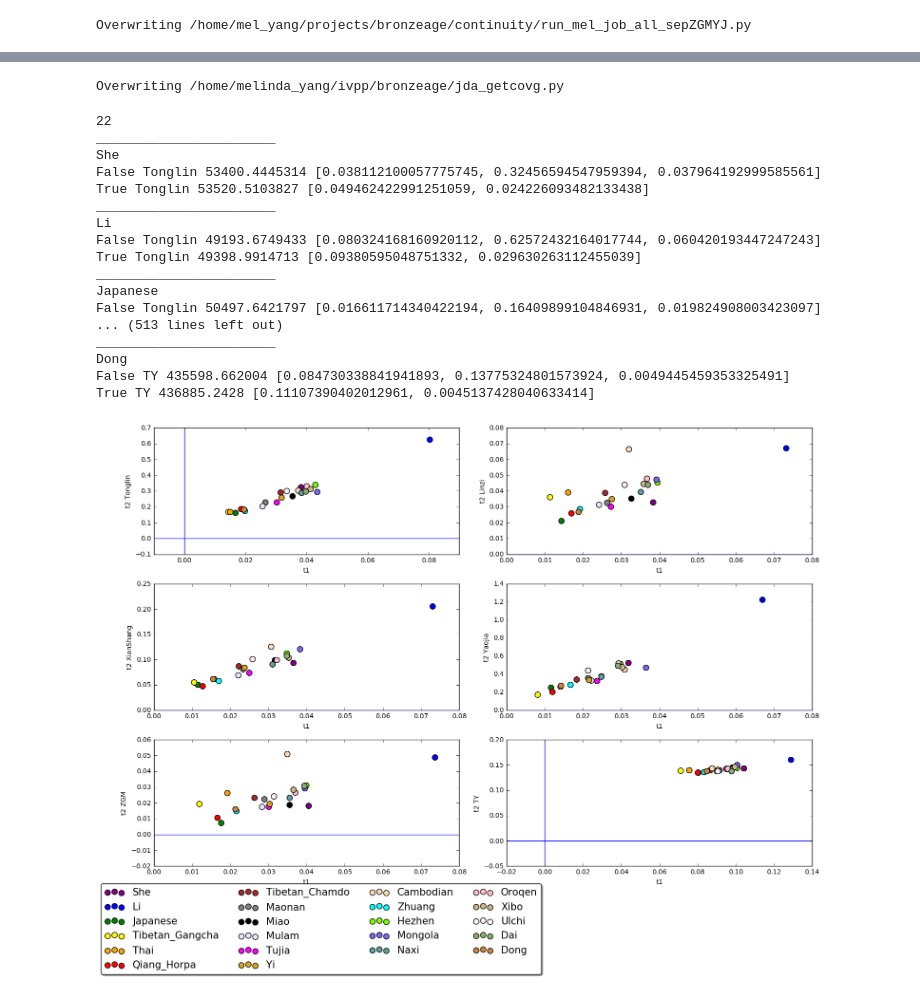
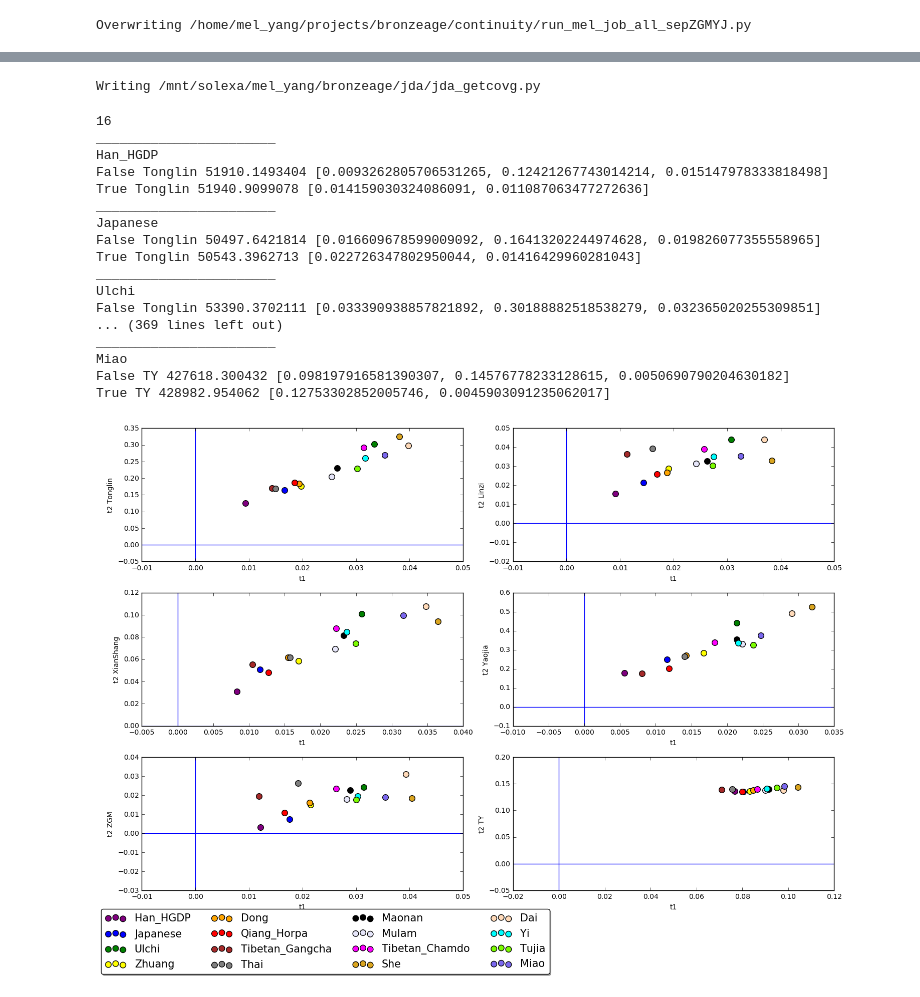
Before and after one commit to melyang4/notebooks, a Jupyter notebook: bronzeage/jda_notebook.ipynb, the cells around one changed output, grey strips where cells are left out. Drawn from its saved outputs; the diff is of its cells as text; code cells hidden in the pictures.

```diff
--- a/bronzeage/jda_notebook.ipynb
+++ b/bronzeage/jda_notebook.ipynb
@@ -147,6 +147,8 @@ Atayal_Stoneking
 ##Thus, by using the Chimp genotype call, this is reversed from the .readcount file order
 ##So we have to switch the two from what logically follows as ancestral/derived calls
 ##Done below
+
+##030617: Added DHG and BLK (7 indivs total)
 
 pD2="/mnt/solexa/mel_yang/bronzeage/jda/"
 readcountfilenames=["jda_L0554.mapping.sorted.uniq.L35MQ30_ind_A_v13_TBH.readcount",
@@ -157,7 +159,14 @@ readcountfilenames=["jda_L0554.mapping.sorted.uniq.L35MQ30_ind_A_v13_TBH.readcou
     "jda_R2148.rd_ind_A_v13_TBH.readcount",
     "jda_R2038.rd_ind_A_v13_TBH.readcount",
     "jda_R2099.rd_ind_A_v13_TBH.readcount",
-    "jda_TY_ind_A_v13_TBH.readcount"]
+    "jda_TY_ind_A_v13_TBH.readcount",
+    "jda_dong_M11_rg.fixchr_ind_A_v13_TBH.readcount", ##new indivs DHG/BLK start
+    "jda_dong_M12_rg.fixchr_ind_A_v13_TBH.readcount",
+    "jda_dong_M819_rg.fixchr_ind_A_v13_TBH.readcount",
+    "jda_dong_M820_rg.fixchr_ind_A_v13_TBH.readcount",
+    "jda_dong_M827_rg.fixchr_ind_A_v13_TBH.readcount",
+    "jda_dong_M9JM6-1_rg.fixchr_ind_A_v13_TBH.readcount",
+    "jda_L0729.mapping.sorted.uniq.L35MQ30_ind_A_v13_TBH.readcount",]
 
 chimpfile=open(pD2+"Chimp.geno",'r')
 chimpgeno=chimpfile.readlines()
@@ -168,7 +177,8 @@ newfile=open(pD2+"jda_anceas_switchanc.readcount",'w')
 newfile2=open(pD2+"jda_anceas_switchanc.chrompos",'w')
 newfile2.write('Chrom\tPos\n')
 for i in readcountfilenames:
-    myname=i.split('.')[0].split('_')[1]
+    if "dong" in i: myname=i.split('.')[0].split('_')[2]
+    else: myname=i.split('.')[0].split('_')[1]
     newfile.write("%s_der\t%s_anc\t%s_other\t" % tuple([myname]*3))
 newfile.write('\n')
 num=0
@@ -258,0 +290,12 @@ Overwriting /home/mel_yang/projects/bronzeage/continuity/run_mel_job_all_sepZGMY
+# %%
+myrefs=["Han_HGDP","Japanese","Ulchi","Zhuang","Dong","Qiang_Horpa","Tibetan_Gangcha",
+        "Thai","Maonan","Mulam","Tibetan_Chamdo","She","Dai","Yi","Tujia","Miao"]
+        ##"Mongola","Li","Xibo","Oroqen","Naxi","Hezhen","Cambodian", (<10)
+mydict={}
+for i in myrefs: mydict[i]=0
+pd="/home/mel_yang/projects/bronzeage/"
+indfile=open(pd+"ind_A_v13_TBH.ind",'r')
+for line in indfile:
+    x=line.split()
+    if x[2] in mydict: mydict[x[2]]+=1
+for i in mydict: print i, mydict[i]
@@ -259,9 +320,9 @@ Overwriting /home/mel_yang/projects/bronzeage/continuity/run_mel_job_all_sepZGMY
 # %%
-%%writefile /home/melinda_yang/ivpp/bronzeage/jda_getcovg.py
+%%writefile /mnt/solexa/mel_yang/bronzeage/jda/jda_getcovg.py
 
 import numpy as np
 
-pD2="/home/melinda_yang/ivpp/bronzeage/"
+pD2="/mnt/solexa/mel_yang/bronzeage/jda/"
 readcountfilenames=["jda_anceas_switchanc.readcount"]
 readcountfiles=[open(pD2+i,'r') for i in readcountfilenames]
 for ind0,myfile in enumerate(readcountfiles):
@@ -276,27 +337,24 @@ for ind0,myfile in enumerate(readcountfiles):
     print readcountfilenames[ind0].split('.')[0].split('_')[1], covg
     #break
 # %% [output]
-Overwriting /home/melinda_yang/ivpp/bronzeage/jda_getcovg.py
+Writing /mnt/solexa/mel_yang/bronzeage/jda/jda_getcovg.py
 # %%
 %matplotlib inline
 
 import cPickle
 import matplotlib.pyplot as plt
 pD="/mnt/solexa/mel_yang/bronzeage/jda/"
-addon="_switchanc"
-refpops=["Han_HGDP","Li","Japanese","Mongola", "Ulchi", "She", "Dai", "Dong", "Maonan", "Miao",
-              "Mulam", "Tujia", "Yi", "Zhuang", "Thai", "Tibetan_Gangcha"] #
-refpops=["Han_HGDP","Li","Japanese","Mongola", "Ulchi", "She", "Dai", "Dong", "Maonan", "Miao",
-              "Mulam", "Tujia", "Yi", "Zhuang", "Thai", "Tibetan_Gangcha"] #
-refpops=["She","Li","Japanese","Tibetan_Gangcha","Thai","Qiang_Horpa","Tibetan_Chamdo",
-        "Maonan","Miao","Mulam","Tujia","Yi","Cambodian","Zhuang","Hezhen","Mongola",
-        "Naxi","Oroqen","Xibo","Ulchi","Dai","Dong"]
+addon="_switchanc_sepDHG"
+refpops=["Han_HGDP","Japanese","Ulchi","Zhuang","Dong","Qiang_Horpa","Tibetan_Gangcha",
+        "Thai","Maonan","Mulam","Tibetan_Chamdo","She","Dai","Yi","Tujia","Miao"]
+        ##"Mongola","Li","Xibo","Oroqen","Naxi","Hezhen","Cambodian", (<10)
 print len(refpops)
 #refpops=["Han_HGDP"]
-mypops=["Tonglin", "Linzi", "XianShang", "Yaojia","ZGM", "TY"]
+mypops=["Tonglin", "Linzi", "XianShang", "Yaojia","ZGM", "TY","DHG1","DHG2","BLK"]
 popiwant="TY"
 fig = plt.figure(figsize=(15,10))
 for myind,popiwant in enumerate(mypops):
+    if myind>5: continue
     ax = fig.add_subplot(3,2,myind+1)
     t1f,t2f,t1t,t2t=[],[],[],[]
     for refpop in refpops:
@@ -315,47 +373,47 @@ for myind,popiwant in enumerate(mypops):
                 print "False", mypops[ind],mypop[1], list(mypop[0])
                 print "True", mypops[ind],truedat[ind][1],list(truedat[ind][0])
                 t1f.append(mypop[0][0])
                 t2f.append(mypop[0][1])
                 t1t.append(truedat[ind][0][0])
                 t2t.append(truedat[ind][0][1])
 
 
     colors=["purple","blue","green","yellow","orange","red","brown",
             "gray","black","lavender","fuchsia","goldenrod","peachpuff","cyan",
             "lawngreen","mediumslateblue","cadetblue","pink","tan","lavenderblush",
             "sage","peru","gainsboro"]
     #print t1f
     for i in range(len(t1f)):
         #handles.append(ax.scatter(t1f[i],t2f[i],c=colors[i],label=refpops[i]))
         ax.scatter(t1f[i],t2f[i],label=refpops[i],c=colors[i],s=70)
 
     #ax.set_xlim((0,0.13))
     #ax.set_ylim((0,0.35))
     ax.set_xlabel("t1")
     ax.set_ylabel("t2 "+popiwant)
     ax.axhline(y=0)
     ax.axvline(x=0)
 ax.legend(fontsize=15,bbox_to_anchor=(0.13, -0.1),ncol=4, fancybox=True, shadow=True)
 fig.tight_layout()
 # %% [output]
-22
+16
 _______________________
-She
-False Tonglin 53400.4445314 [0.038112100057775745, 0.32456594547959394, 0.037964192999585561]
-True Tonglin 53520.5103827 [0.049462422991251059, 0.024226093482133438]
-_______________________
-Li
-False Tonglin 49193.6749433 [0.080324168160920112, 0.62572432164017744, 0.060420193447247243]
-True Tonglin 49398.9914713 [0.09380595048751332, 0.029630263112455039]
+Han_HGDP
+False Tonglin 51910.1493404 [0.0093262805706531265, 0.12421267743014214, 0.015147978333818498]
+True Tonglin 51940.9099078 [0.014159030324086091, 0.011087063477272636]
 _______________________
 Japanese
-False Tonglin 50497.6421797 [0.016611714340422194, 0.16409899104846931, 0.019824908003423097]
-... (513 lines left out)
+False Tonglin 50497.6421814 [0.016609678599009092, 0.16413202244974628, 0.019826077355558965]
+True Tonglin 50543.3962713 [0.022726347802950044, 0.01416429960281043]
 _______________________
-Dong
-False TY 435598.662004 [0.084730338841941893, 0.13775324801573924, 0.0049445459353325491]
-True TY 436885.2428 [0.11107390402012961, 0.0045137428040633414]
+Ulchi
+False Tonglin 53390.3702111 [0.033390938857821892, 0.30188882518538279, 0.032365020255309851]
+... (369 lines left out)
+_______________________
+Miao
+False TY 427618.300432 [0.098197916581390307, 0.14576778233128615, 0.0050690790204630182]
+True TY 428982.954062 [0.12753302852005746, 0.0045903091235062017]
-[figure, old version]
+[figure, new version]
 # %%
 %matplotlib inline
 
```
Also changed, not shown: parts of 6 cells of this notebook.
